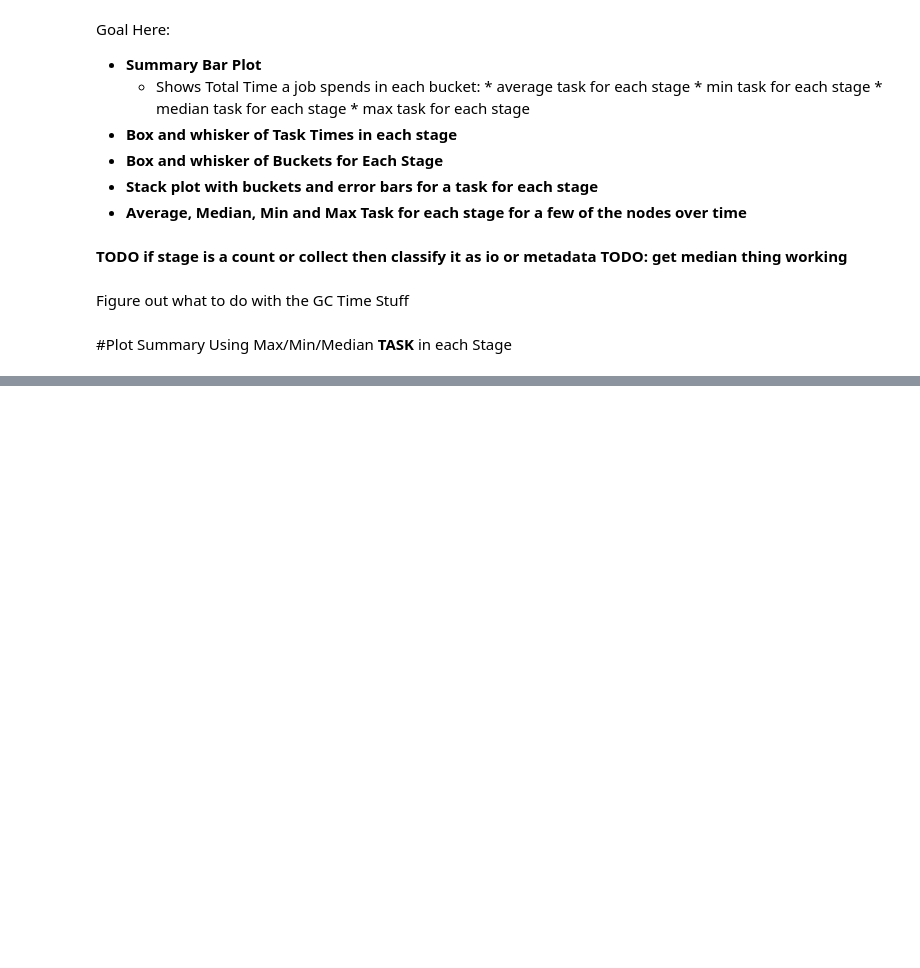
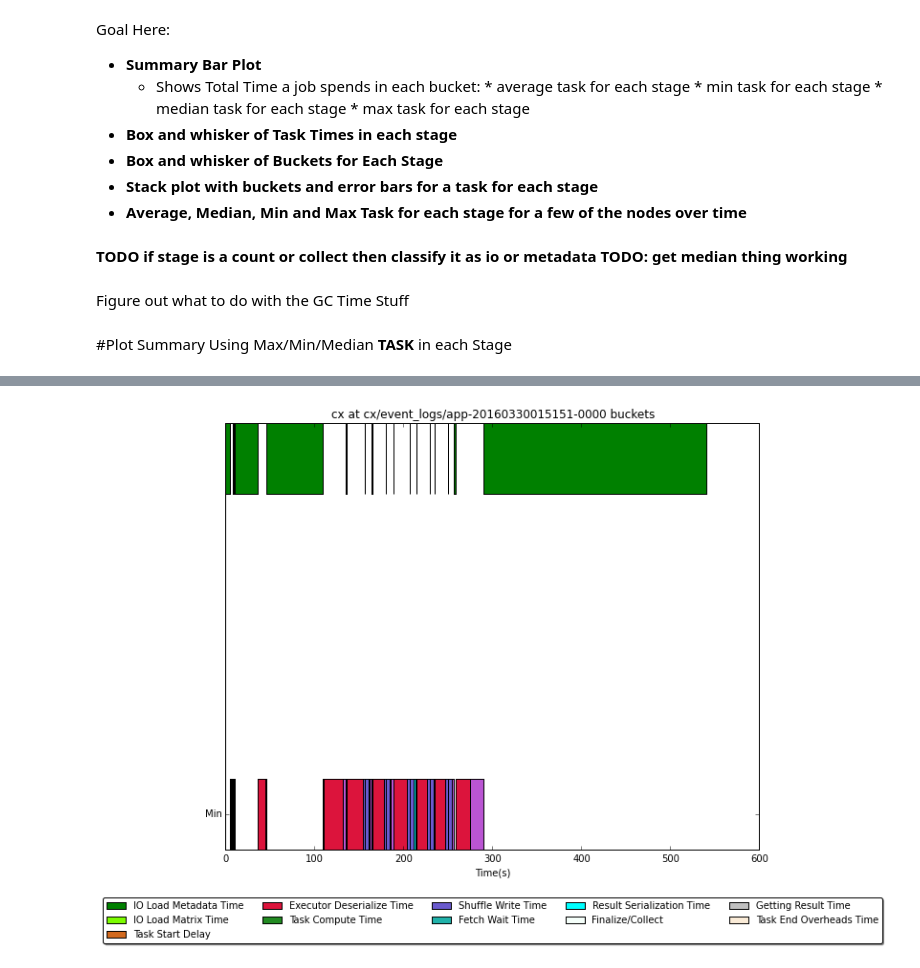
Before and after one commit to eracah/spark-profile-n-plot, a Jupyter notebook: parse-eventlog.ipynb, the cells around one changed output, grey strips where cells are left out. Saved outputs shown, nothing was run; the diff lists cells and outputs as text; code cells hidden in the pictures; blank space fills up the shorter version.

```diff
--- a/parse-eventlog.ipynb
+++ b/parse-eventlog.ipynb
@@ -387,0 +483,60 @@ plt.show()
+# %%
+mine, maxe = [get_summary_tasks_for_each_executor(f,stage_and_exec_keyed_tasks, 'Time To Finish From Stage Start')
+              for f in ['min', 'max']]
+# %%
+mine = mine.filter(lambda ((stage,execu), task): execu == 86).collectAsMap()
+# %%
+maxe = maxe.filter(lambda ((stage,execu), task): execu == 86).collectAsMap()
+# %%
+ordered_keys = ['IO Load Metadata Time','IO Load Matrix Time', 'Task Start Delay',
+        'Executor Deserialize Time', 'Task Compute Time', 'Shuffle Write Time', 'Fetch Wait Time',
+                'Result Serialization Time', 'Finalize/Collect','Getting Result Time', 'Task End Overheads Time']
+# %%
+left = (0)
+bars = []
+colors_ = colors.cnames.keys()
+offset = 41
+offset2=105
+#patterns = ('-', '+', 'x', '\\', '*', '.')
+fig = plt.figure()
+ax1 = fig.add_subplot(111)
+ind = np.arange(1)
+height = 0.2
+stage_barrier = 0.2
+for j, (stage,execu) in enumerate(sorted(mine.keys())):
+    cur_values = np.asarray( [driver_comp_dict[stage-1]/1000.])
+    bar = ax1.barh((1), cur_values,
+                            height=height,color=colors_[offset2], left=left,
+                             ecolor='k')
+
+    left = left + cur_values
+    bar = ax1.barh((1), cur_values,
+                            height=height,color=colors_[offset2], left=left,
+                             ecolor='k')
+    for i,k in enumerate(ordered_keys):
+
+        if k not in maxe[(stage,execu)]:
+                maxe[(stage,execu)][k] = 0.0
+
+        cur_values = np.asarray([c_mpl[k] / 1000. for c_mpl in [ maxe[(stage,execu)]]])
+
+        bar = ax1.barh(ind, cur_values,
+                            height=height,color=colors_[i+offset], left=left,
+                             ecolor='k')
+
+        left = left + cur_values
+
+cur_values = np.asarray( [driver_comp_dict[len(driver_comp_dict.keys()) -2]/1000.])
+bar = ax1.barh((1), cur_values,
+                        height=height,color=colors_[offset2], left=left,
+                         ecolor='k')
+
+#left = left + cur_values
+ax1.legend(ordered_keys, loc='upper center', bbox_to_anchor=(0.5, -0.1),
+                  fancybox=True, shadow=True, ncol=5, prop={'size': 10})
+plt.xlabel('Time(s)')
+plt.yticks(ind + height/2., ('Min', 'Max'))
+plt.title("%s at %s buckets"% (algo_name, event_log.split('benchmarks/')[1]))
+plt.show()
+# %% [output]
+[figure, added]
```
Also changed, not shown: parts of 31 cells of this notebook.
